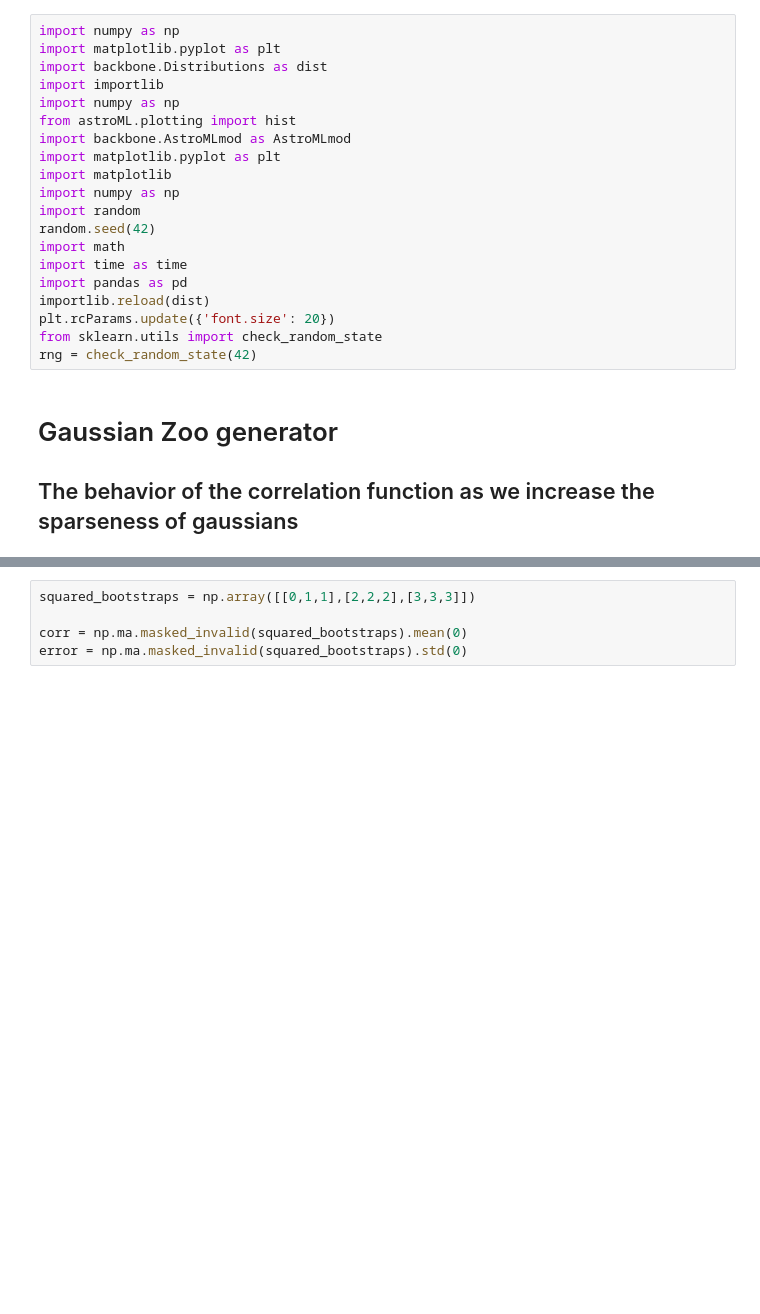
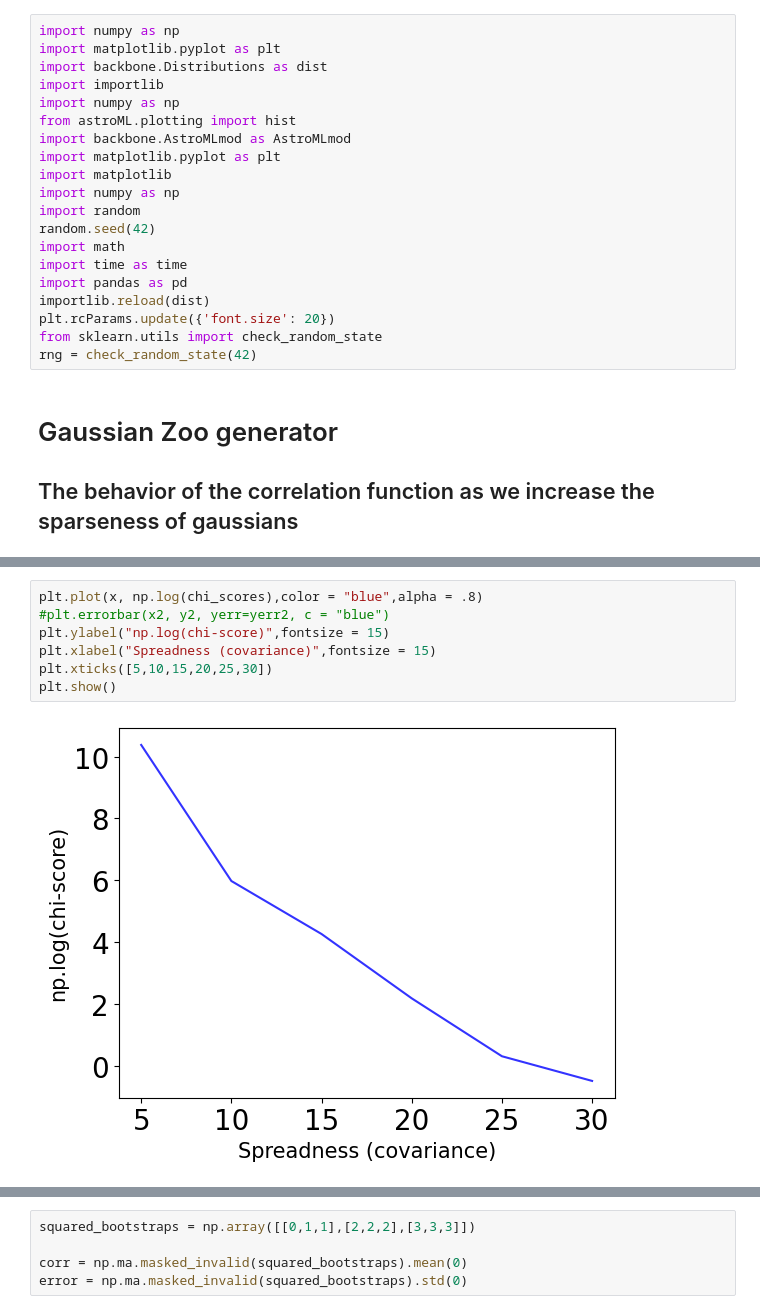
Before and after one commit to Koketsoc137/spectra_for_features, a Jupyter notebook: autocorrelation.ipynb, the cells around one changed output, grey strips where cells are left out. Cells and saved outputs as stored; diff of their text form; blank space fills up the shorter version.

```diff
--- a/autocorrelation.ipynb
+++ b/autocorrelation.ipynb
@@ -125,0 +126,9 @@ if data_R is None:
+# %%
+plt.plot(x, np.log(chi_scores),color = "blue",alpha = .8)
+#plt.errorbar(x2, y2, yerr=yerr2, c = "blue")
+plt.ylabel("np.log(chi-score)",fontsize = 15)
+plt.xlabel("Spreadness (covariance)",fontsize = 15)
+plt.xticks([5,10,15,20,25,30])
+plt.show()
+# %% [output]
+[figure, added]
```
Also changed, not shown: parts of 11 cells of this notebook, 1 other file.
